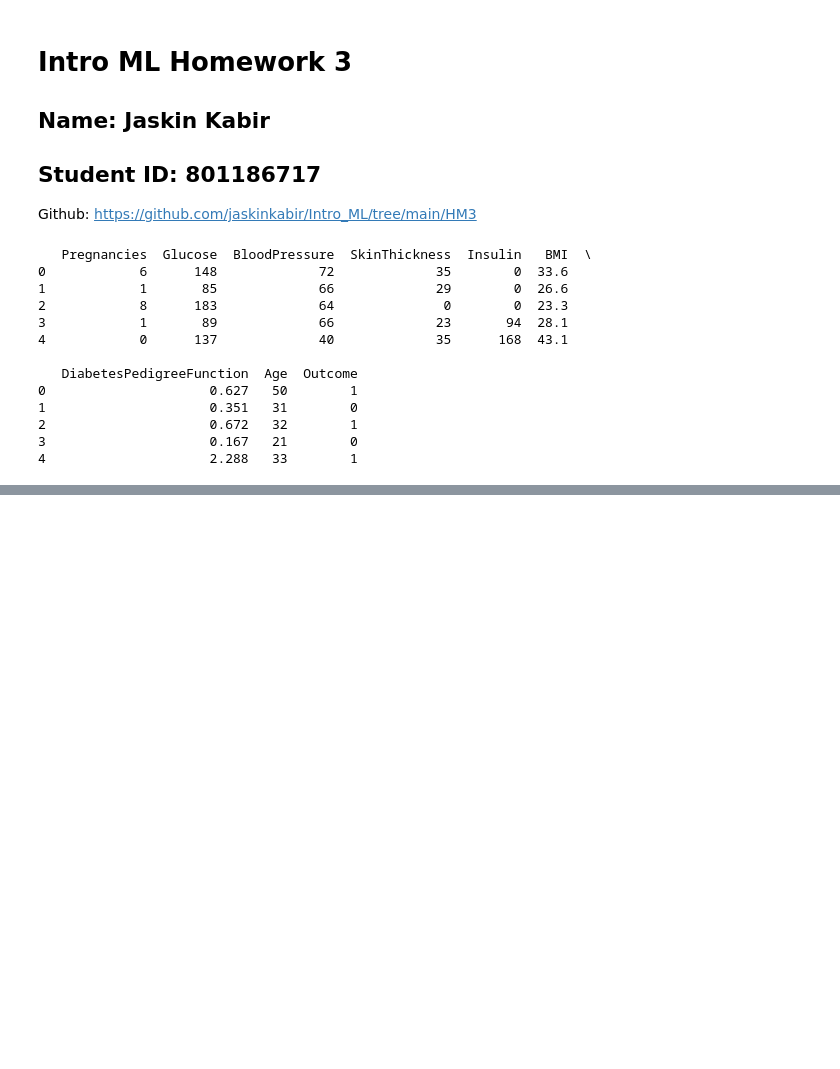
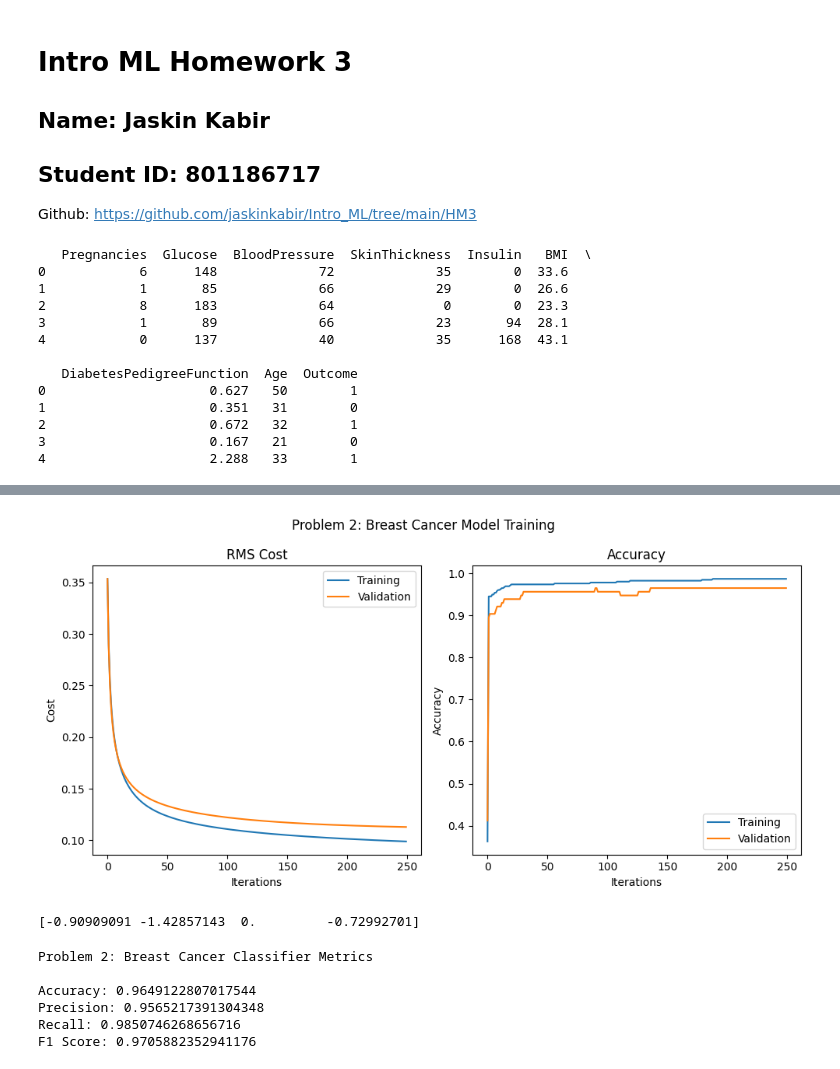
Before and after one commit to jaskinkabir/Intro_ML, a Jupyter notebook: HM3/hm3.ipynb, the cells around one changed output, grey strips where cells are left out. Drawn from its saved outputs; the diff is of its cells as text; code cells hidden in the pictures; blank space fills up the shorter version.

```diff
--- a/HM3/hm3.ipynb
+++ b/HM3/hm3.ipynb
@@ -190,0 +194,52 @@ F1 Score: 0.6823529411764706
+# %%
+from sklearn.datasets import load_breast_cancer
+
+
+breast = load_breast_cancer()
+Cancer_Predictor = LogisticRegression(breast.data, breast.target, StandardScaler(), test_size=0.2)
+Cancer_Predictor.train(lmbda=0.0, alpha=0.1, epochs=250)
+#No lambda could be found that improves metrics
+
+
+fig, ax = plt.subplots(1,2,sharex=True, squeeze=True)
+fig.suptitle("Problem 2: Breast Cancer Model Training")
+Cancer_Predictor.plot_cost('RMS Cost', ax[0])
+Cancer_Predictor.plot_accuracy('Accuracy', ax[1])
+plt.tight_layout()
+
+Y_pred_no_penalty = np.round(Cancer_Predictor.predict(Cancer_Predictor.X_test))
+f1_score_no_penalty = metrics.f1_score(Cancer_Predictor.Y_test, Y_pred_no_penalty)
+# %% [output]
+[figure, added]
+# %%
+Cancer_Predictor.train(lmbda=0.05, alpha=0.1, epochs=250)
+Y_pred_penalty = np.round(Cancer_Predictor.predict(Cancer_Predictor.X_test))
+f1_score_penalty = metrics.f1_score(Cancer_Predictor.Y_test, Y_pred_penalty)
+
+cancer_metrics = np.array([
+    [metrics.accuracy_score(Cancer_Predictor.Y_test, Y_pred_no_penalty), metrics.accuracy_score(Cancer_Predictor.Y_test, Y_pred_penalty)],
+    [metrics.precision_score(Cancer_Predictor.Y_test, Y_pred_no_penalty), metrics.precision_score(Cancer_Predictor.Y_test, Y_pred_penalty)],
+    [metrics.recall_score(Cancer_Predictor.Y_test, Y_pred_no_penalty), metrics.recall_score(Cancer_Predictor.Y_test, Y_pred_penalty)],
+    [f1_score_no_penalty, f1_score_penalty]
+])
+
+
+cancer_percent_improvements = ((cancer_metrics[:,1] - cancer_metrics[:,0]) / cancer_metrics[:,0]) * 100
+print(cancer_percent_improvements)
+Cancer_Predictor.train(lmbda=0, alpha=0.1, epochs=250)
+# %% [output]
+[-0.90909091 -1.42857143  0.         -0.72992701]
+# %%
+Y_pred = np.round(Cancer_Predictor.predict(Cancer_Predictor.X_test))
+print("Problem 2: Breast Cancer Classifier Metrics\n")
+print(f"Accuracy: {metrics.accuracy_score(Cancer_Predictor.Y_test, Y_pred)}")
+print(f"Precision: {metrics.precision_score(Cancer_Predictor.Y_test, Y_pred)}")
+print(f"Recall: {metrics.recall_score(Cancer_Predictor.Y_test, Y_pred)}")
+print(f"F1 Score: {metrics.f1_score(Cancer_Predictor.Y_test, Y_pred)}")
+# %% [output]
+Problem 2: Breast Cancer Classifier Metrics
+
+Accuracy: 0.9649122807017544
+Precision: 0.9565217391304348
+Recall: 0.9850746268656716
+F1 Score: 0.9705882352941176
```
Also changed, not shown: parts of 9 cells of this notebook.
